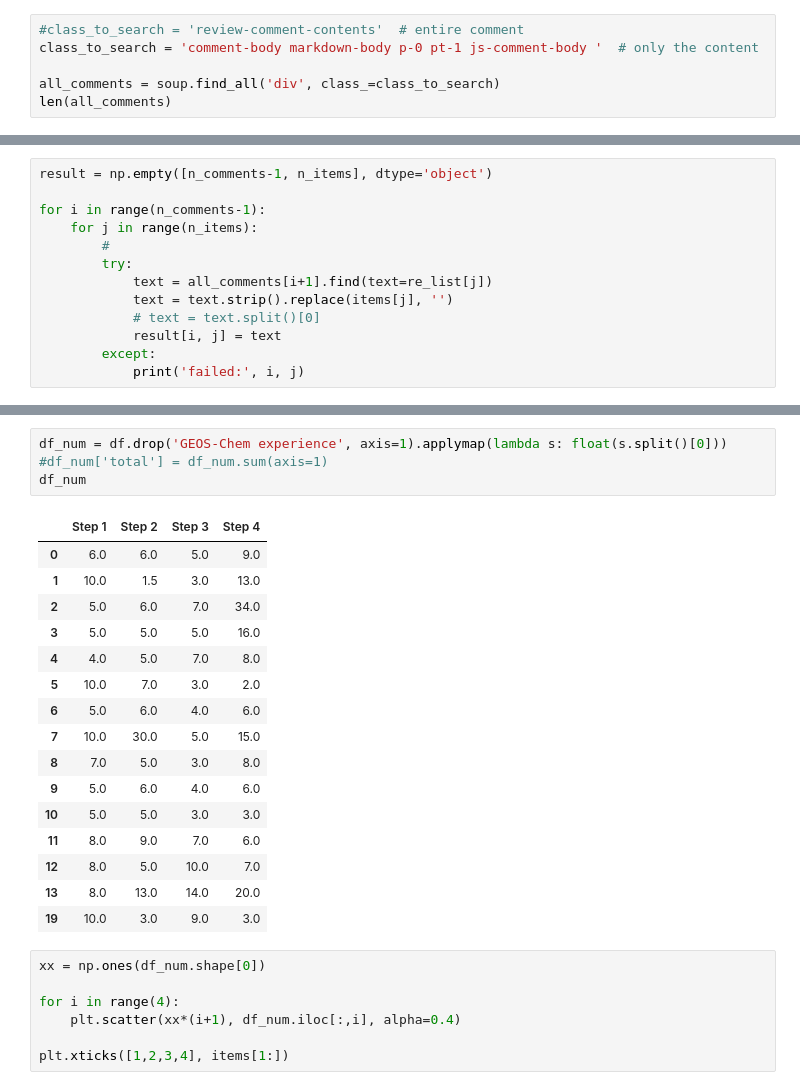
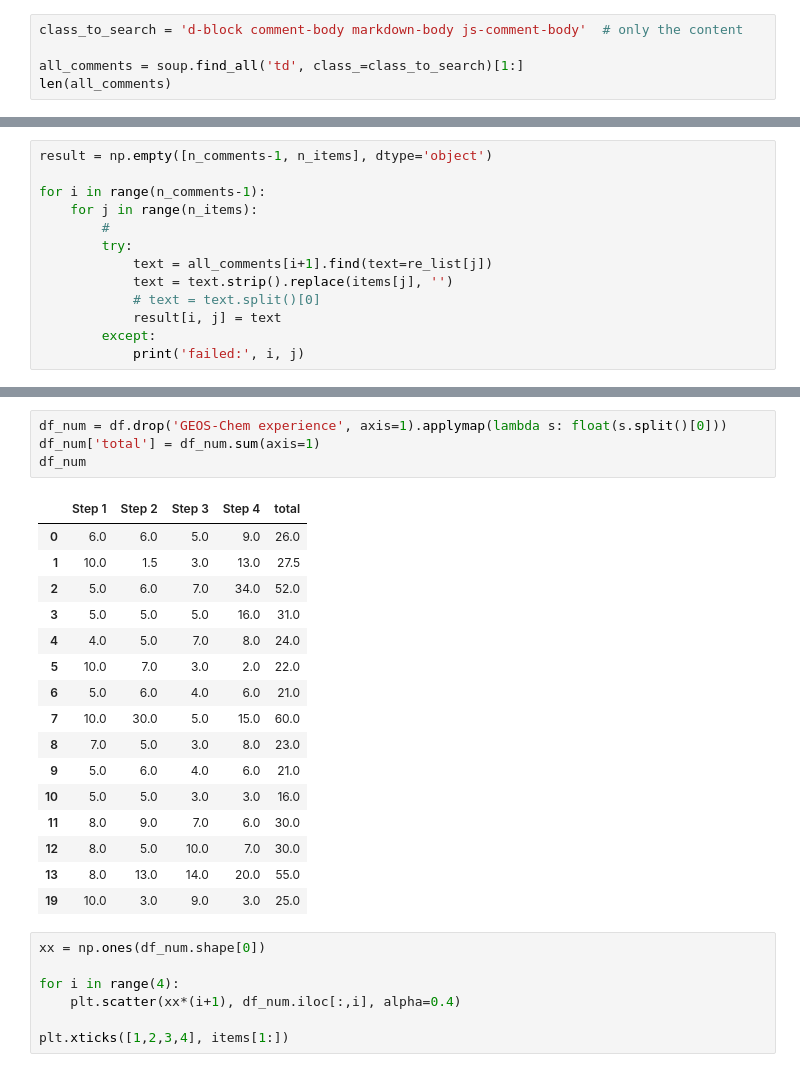
Before and after one commit to geoschem/geos-chem-cloud, a Jupyter notebook: scripts/minor_util/scrape_github_comments.ipynb, the cells around one changed output, grey strips where cells are left out. Cells and saved outputs as stored; diff of their text form.

```diff
--- a/scripts/minor_util/scrape_github_comments.ipynb
+++ b/scripts/minor_util/scrape_github_comments.ipynb
@@ -22,7 +22,6 @@ soup = BeautifulSoup(page.content, 'html.parser')
 # %%
-#class_to_search = 'review-comment-contents'  # entire comment
-class_to_search = 'comment-body markdown-body p-0 pt-1 js-comment-body '  # only the content
+class_to_search = 'd-block comment-body markdown-body js-comment-body'  # only the content
 
-all_comments = soup.find_all('div', class_=class_to_search)
+all_comments = soup.find_all('td', class_=class_to_search)[1:]
 len(all_comments)
 # %% [output]
@@ -103,25 +102,25 @@ df
 | 19 | 7 years | 10 min | 3 min | 9 min | 3 min |
 # %%
 df_num = df.drop('GEOS-Chem experience', axis=1).applymap(lambda s: float(s.split()[0]))
-#df_num['total'] = df_num.sum(axis=1)
+df_num['total'] = df_num.sum(axis=1)
 df_num
 # %% [output]
-|  | Step 1 | Step 2 | Step 3 | Step 4 |
-| 0 | 6.0 | 6.0 | 5.0 | 9.0 |
-| 1 | 10.0 | 1.5 | 3.0 | 13.0 |
-| 2 | 5.0 | 6.0 | 7.0 | 34.0 |
-| 3 | 5.0 | 5.0 | 5.0 | 16.0 |
-| 4 | 4.0 | 5.0 | 7.0 | 8.0 |
-| 5 | 10.0 | 7.0 | 3.0 | 2.0 |
-| 6 | 5.0 | 6.0 | 4.0 | 6.0 |
-| 7 | 10.0 | 30.0 | 5.0 | 15.0 |
-| 8 | 7.0 | 5.0 | 3.0 | 8.0 |
-| 9 | 5.0 | 6.0 | 4.0 | 6.0 |
-| 10 | 5.0 | 5.0 | 3.0 | 3.0 |
-| 11 | 8.0 | 9.0 | 7.0 | 6.0 |
-| 12 | 8.0 | 5.0 | 10.0 | 7.0 |
-| 13 | 8.0 | 13.0 | 14.0 | 20.0 |
-| 19 | 10.0 | 3.0 | 9.0 | 3.0 |
+|  | Step 1 | Step 2 | Step 3 | Step 4 | total |
+| 0 | 6.0 | 6.0 | 5.0 | 9.0 | 26.0 |
+| 1 | 10.0 | 1.5 | 3.0 | 13.0 | 27.5 |
+| 2 | 5.0 | 6.0 | 7.0 | 34.0 | 52.0 |
+| 3 | 5.0 | 5.0 | 5.0 | 16.0 | 31.0 |
+| 4 | 4.0 | 5.0 | 7.0 | 8.0 | 24.0 |
+| 5 | 10.0 | 7.0 | 3.0 | 2.0 | 22.0 |
+| 6 | 5.0 | 6.0 | 4.0 | 6.0 | 21.0 |
+| 7 | 10.0 | 30.0 | 5.0 | 15.0 | 60.0 |
+| 8 | 7.0 | 5.0 | 3.0 | 8.0 | 23.0 |
+| 9 | 5.0 | 6.0 | 4.0 | 6.0 | 21.0 |
+| 10 | 5.0 | 5.0 | 3.0 | 3.0 | 16.0 |
+| 11 | 8.0 | 9.0 | 7.0 | 6.0 | 30.0 |
+| 12 | 8.0 | 5.0 | 10.0 | 7.0 | 30.0 |
+| 13 | 8.0 | 13.0 | 14.0 | 20.0 | 55.0 |
+| 19 | 10.0 | 3.0 | 9.0 | 3.0 | 25.0 |
 # %%
 xx = np.ones(df_num.shape[0])
 
```
Also changed, not shown: parts of 7 cells of this notebook.
